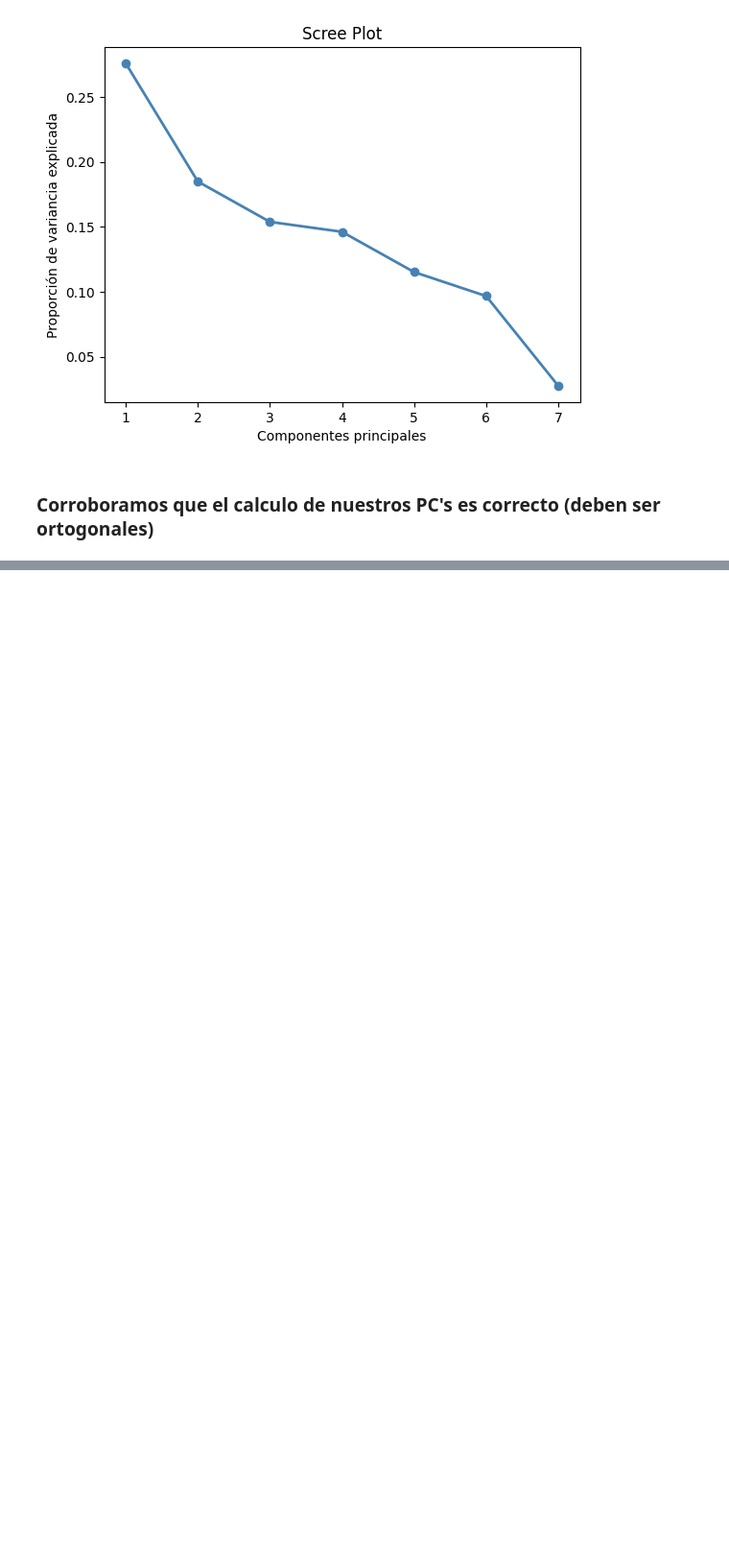
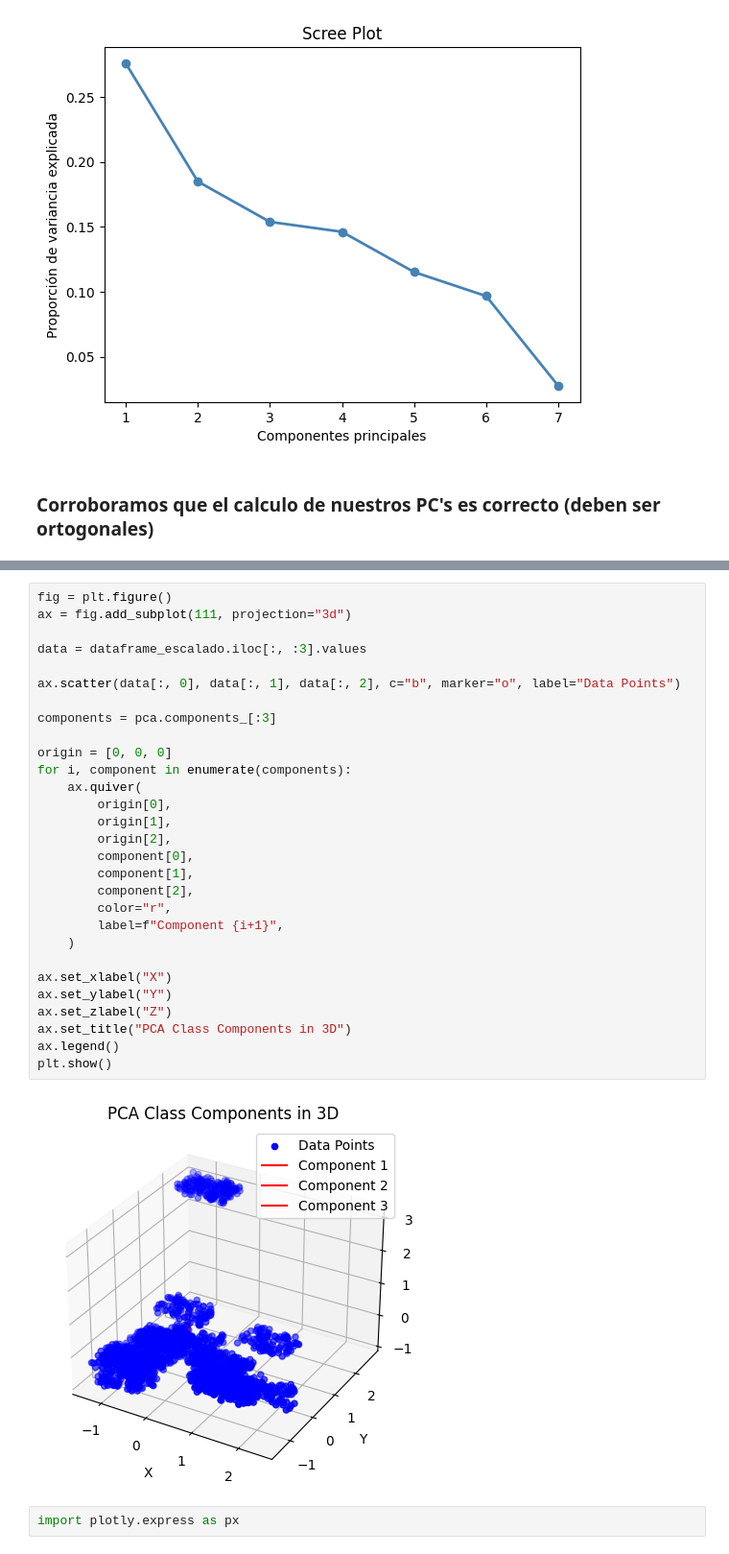
Before and after one commit to agustinarenas/MD-TUIA-Arenas-Petetta, a Jupyter notebook: TPDM_1_Petetta.ipynb, the cells around one changed output, grey strips where cells are left out. Shown at 96% size. Cells and saved outputs as stored; diff of their text form; blank space fills up the shorter version.

```diff
--- a/TPDM_1_Petetta.ipynb
+++ b/TPDM_1_Petetta.ipynb
@@ -266,0 +279,33 @@ plt.show()
+# %%
+fig = plt.figure()
+ax = fig.add_subplot(111, projection="3d")
+
+data = dataframe_escalado.iloc[:, :3].values
+
+ax.scatter(data[:, 0], data[:, 1], data[:, 2], c="b", marker="o", label="Data Points")
+
+components = pca.components_[:3]
+
+origin = [0, 0, 0]
+for i, component in enumerate(components):
+    ax.quiver(
+        origin[0],
+        origin[1],
+        origin[2],
+        component[0],
+        component[1],
+        component[2],
+        color="r",
+        label=f"Component {i+1}",
+    )
+
+ax.set_xlabel("X")
+ax.set_ylabel("Y")
+ax.set_zlabel("Z")
+ax.set_title("PCA Class Components in 3D")
+ax.legend()
+plt.show()
+# %% [output]
+[figure, added]
+# %%
+import plotly.express as px
```
Also changed, not shown: parts of 14 cells of this notebook.
